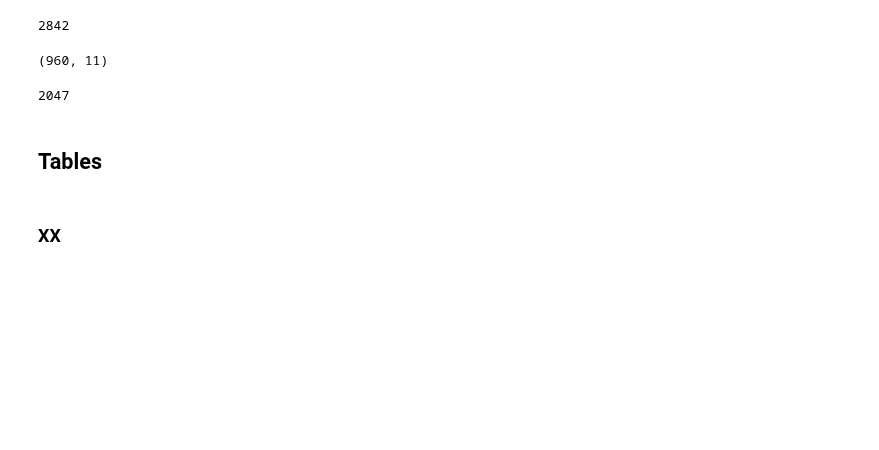
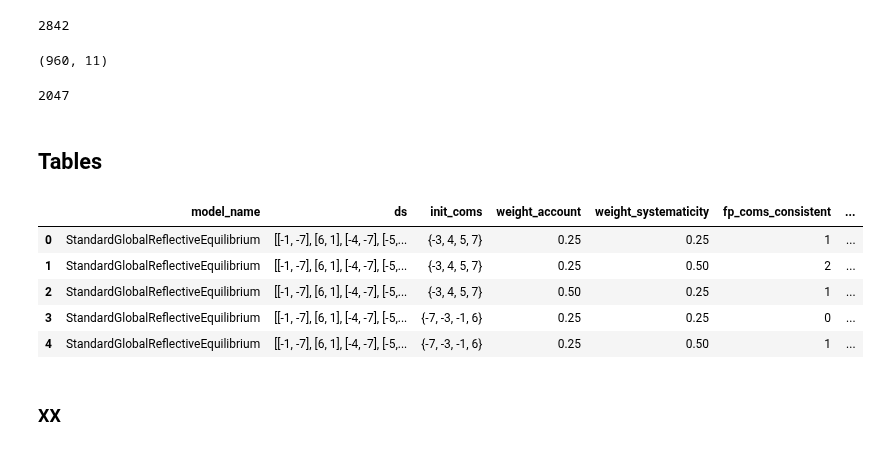
Before and after one commit to re-models/re-technical-report, a Jupyter notebook: notebooks/data_analysis_chapter_commitment-consistency.ipynb, the cells around one changed output. Saved outputs shown, nothing was run; the diff lists cells and outputs as text; code cells hidden in the pictures; blank space fills up the shorter version.

```diff
--- a/notebooks/data_analysis_chapter_commitment-consistency.ipynb
+++ b/notebooks/data_analysis_chapter_commitment-consistency.ipynb
@@ -284,6 +289,15 @@ fp_result_df["n_fixed_points"].sum()
 2047
 # %% [markdown]
 ## Tables
+# %%
+fp_result_df.head()
+# %% [output]
+|  | model_name | ds | init_coms | weight_account | weight_systematicity | fp_coms_consistent | ... |
+| 0 | StandardGlobalReflectiveEquilibrium | [[-1, -7], [6, 1], [-4, -7], [-5,... | {-3, 4, 5, 7} | 0.25 | 0.25 | 1 | ... |
+| 1 | StandardGlobalReflectiveEquilibrium | [[-1, -7], [6, 1], [-4, -7], [-5,... | {-3, 4, 5, 7} | 0.25 | 0.50 | 2 | ... |
+| 2 | StandardGlobalReflectiveEquilibrium | [[-1, -7], [6, 1], [-4, -7], [-5,... | {-3, 4, 5, 7} | 0.50 | 0.25 | 1 | ... |
+| 3 | StandardGlobalReflectiveEquilibrium | [[-1, -7], [6, 1], [-4, -7], [-5,... | {-7, -3, -1, 6} | 0.25 | 0.25 | 0 | ... |
+| 4 | StandardGlobalReflectiveEquilibrium | [[-1, -7], [6, 1], [-4, -7], [-5,... | {-7, -3, -1, 6} | 0.25 | 0.50 | 1 | ... |
 # %% [markdown]
 ### XX
 # %%
```
Also changed, not shown: parts of 32 cells of this notebook, 42 other files.
